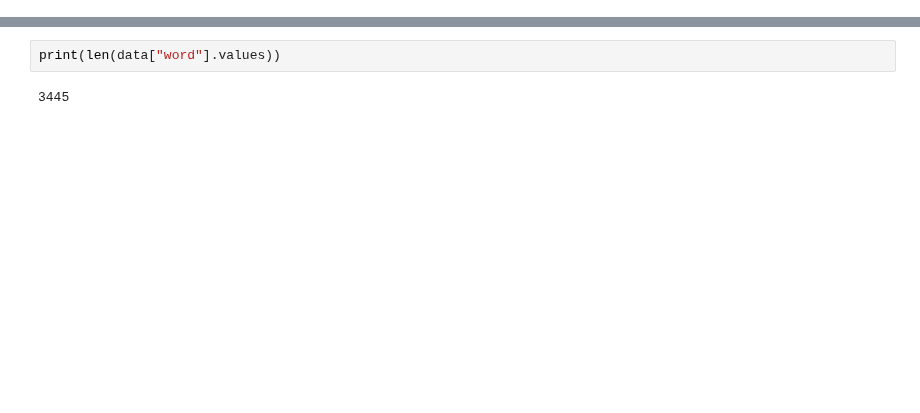
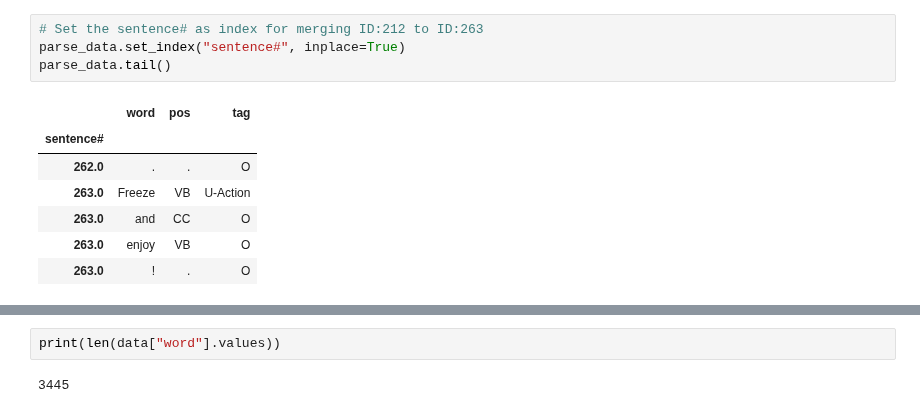
Before and after one commit to sheldonsebastian/NLP-Project, a Jupyter notebook: CRF-Suite.ipynb, the cells around one changed output, grey strips where cells are left out. Saved outputs shown, nothing was run; the diff lists cells and outputs as text; blank space fills up the shorter version.

```diff
--- a/CRF-Suite.ipynb
+++ b/CRF-Suite.ipynb
@@ -75,0 +102,12 @@ data.head(10)
+# %%
+# Set the sentence# as index for merging ID:212 to ID:263
+parse_data.set_index("sentence#", inplace=True)
+parse_data.tail()
+# %% [output]
+|  | word | pos | tag |
+| sentence# |  |  |  |
+| 262.0 | . | . | O |
+| 263.0 | Freeze | VB | U-Action |
+| 263.0 | and | CC | O |
+| 263.0 | enjoy | VB | O |
+| 263.0 | ! | . | O |
```
Also changed, not shown: parts of 11 cells of this notebook.
